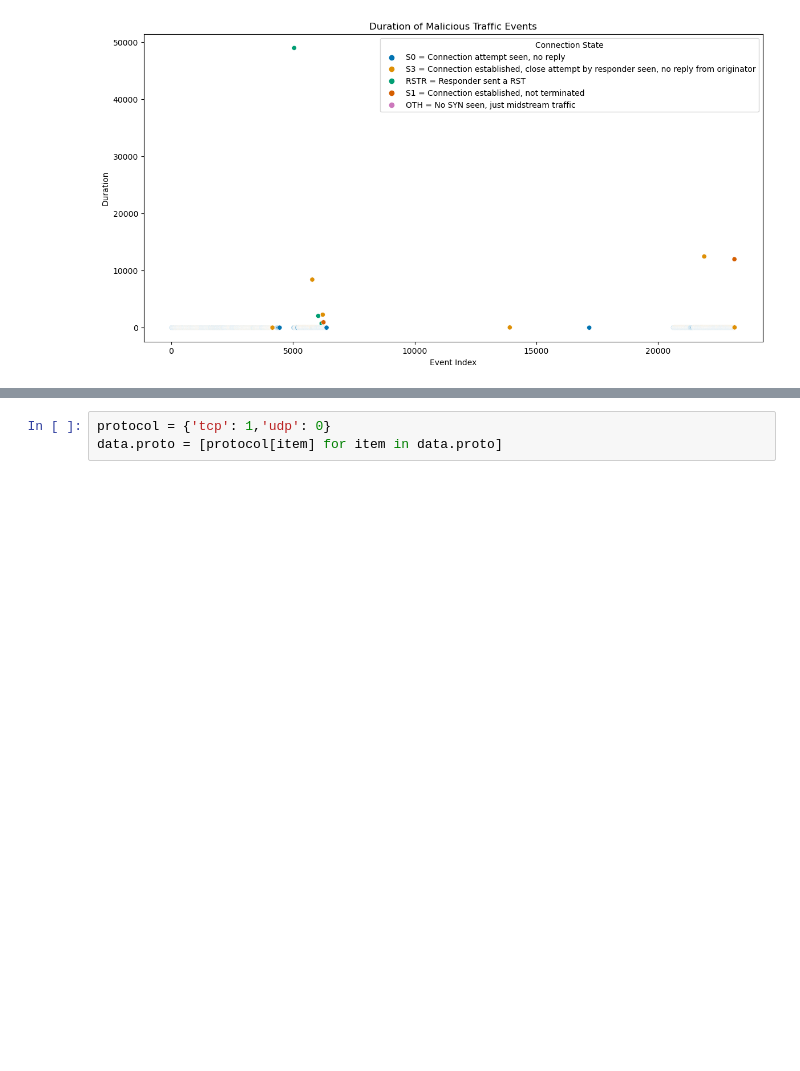
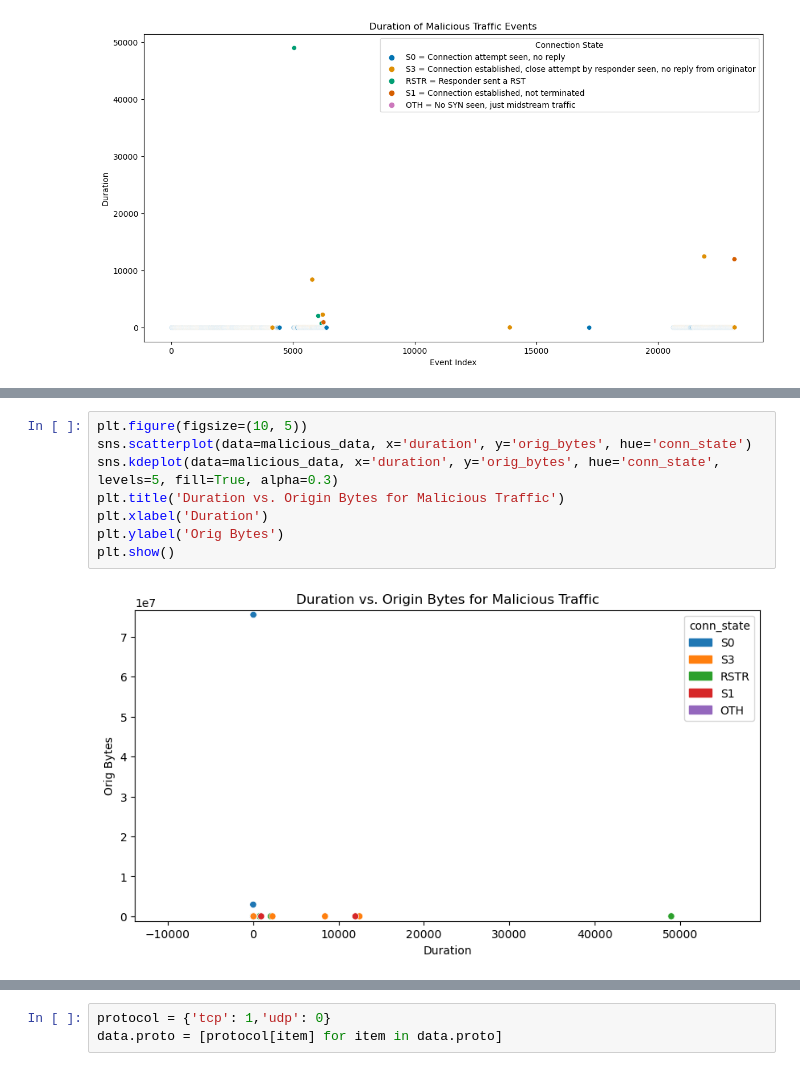
Before and after one commit to sdave777/Internet-of-Things_IDS_Data, a Jupyter notebook: Scratch.ipynb, the cells around one changed output, grey strips where cells are left out. Drawn from its saved outputs; the diff is of its cells as text; blank space fills up the shorter version.

```diff
--- a/Scratch.ipynb
+++ b/Scratch.ipynb
@@ -159,3 +227,13 @@ plt.show()
+# %%
+plt.figure(figsize=(10, 5))
+sns.scatterplot(data=malicious_data, x='duration', y='orig_bytes', hue='conn_state')
+sns.kdeplot(data=malicious_data, x='duration', y='orig_bytes', hue='conn_state', levels=5, fill=True, alpha=0.3)
+plt.title('Duration vs. Origin Bytes for Malicious Traffic')
+plt.xlabel('Duration')
+plt.ylabel('Orig Bytes')
+plt.show()
+# %% [output]
+[figure, added]
 # %%
 label = {'Malicious': 1,'Benign': 0}
 data.label = [label[item] for item in data.label]
```
Also changed, not shown: parts of 4 cells of this notebook, 3 other files.
